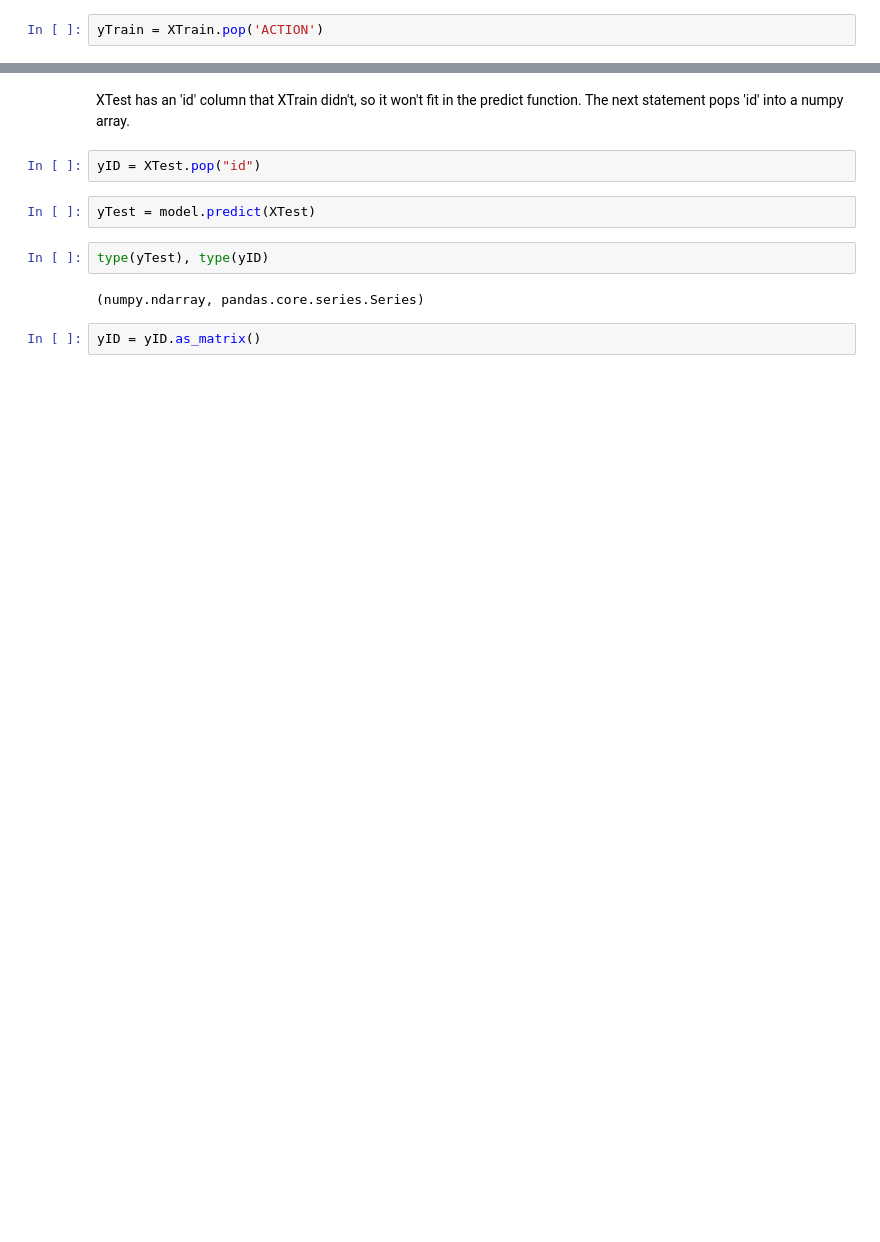
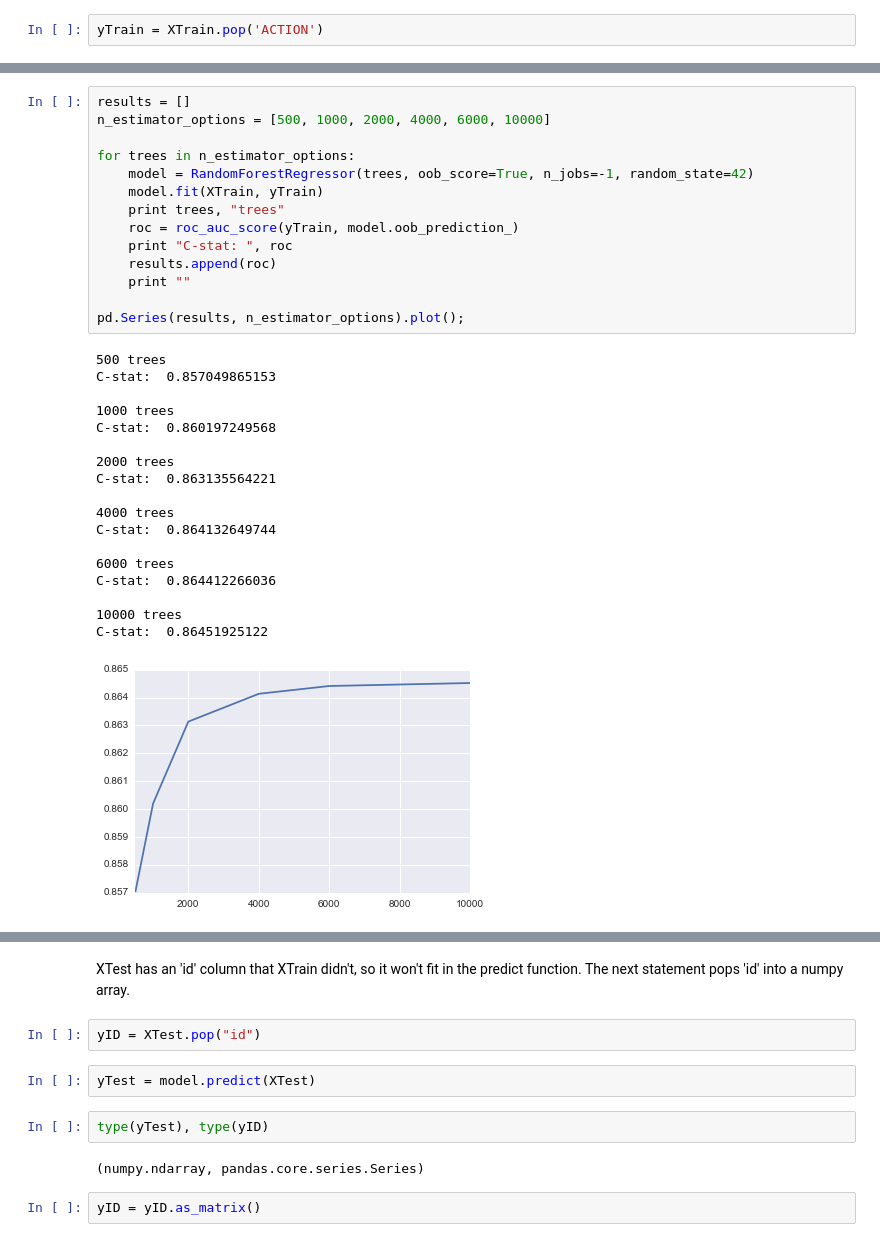
Before and after one commit to grw300/DataMining, a Jupyter notebook: Random Forest Regressor on Kaggle Amazon Competition.ipynb, the cells around one changed output, grey strips where cells are left out. Saved outputs shown, nothing was run; the diff lists cells and outputs as text; blank space fills up the shorter version.

```diff
--- a/Random Forest Regressor on Kaggle Amazon Competition.ipynb
+++ b/Random Forest Regressor on Kaggle Amazon Competition.ipynb
@@ -44,0 +57,33 @@ c-stat:  0.843326631171
+# %%
+results = []
+n_estimator_options = [500, 1000, 2000, 4000, 6000, 10000]
+
+for trees in n_estimator_options:
+    model = RandomForestRegressor(trees, oob_score=True, n_jobs=-1, random_state=42)
+    model.fit(XTrain, yTrain)
+    print trees, "trees"
+    roc = roc_auc_score(yTrain, model.oob_prediction_)
+    print "C-stat: ", roc
+    results.append(roc)
+    print ""
+
+pd.Series(results, n_estimator_options).plot();
+# %% [output]
+500 trees
+C-stat:  0.857049865153
+
+1000 trees
+C-stat:  0.860197249568
+
+2000 trees
+C-stat:  0.863135564221
+
+4000 trees
+C-stat:  0.864132649744
+
+6000 trees
+C-stat:  0.864412266036
+
+10000 trees
+C-stat:  0.86451925122
+[figure, added]
```
Also changed, not shown: parts of 9 cells of this notebook, 1 other file.
